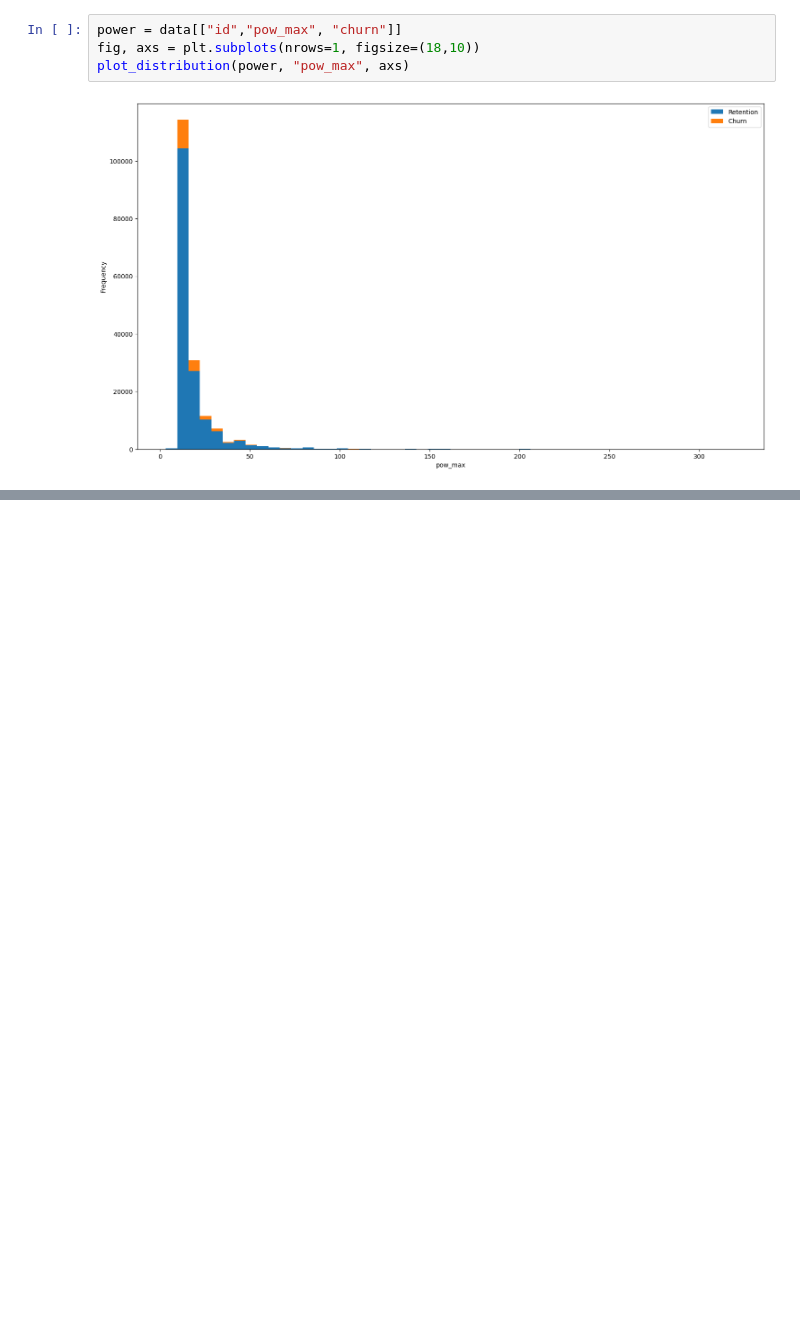
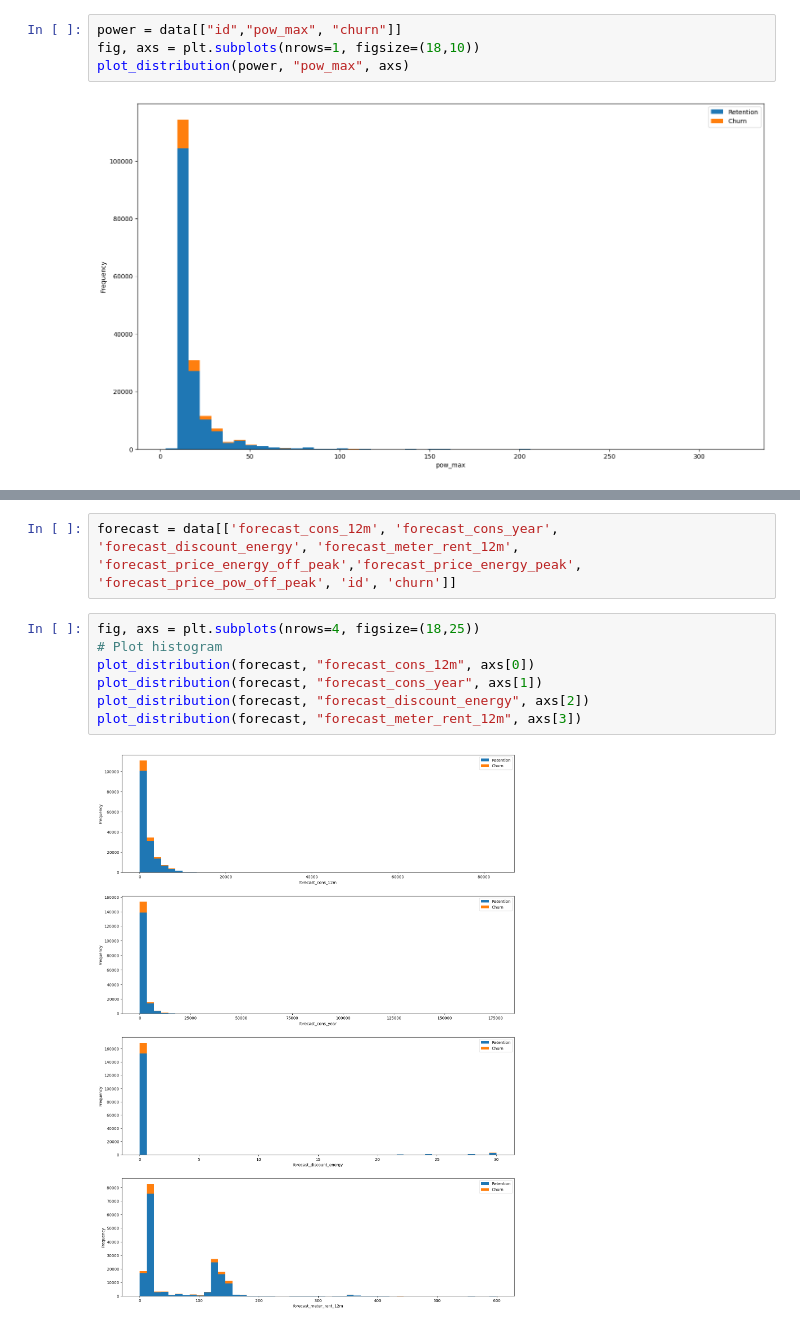
Before and after one commit to sadnyd/BCG_Churn_Insights, a Jupyter notebook: eda.ipynb, the cells around one changed output, grey strips where cells are left out. Cells and saved outputs as stored; diff of their text form; blank space fills up the shorter version.

```diff
--- a/eda.ipynb
+++ b/eda.ipynb
@@ -446,0 +487,11 @@ plot_distribution(power, "pow_max", axs)
+# %%
+forecast = data[['forecast_cons_12m', 'forecast_cons_year', 'forecast_discount_energy', 'forecast_meter_rent_12m', 'forecast_price_energy_off_peak','forecast_price_energy_peak', 'forecast_price_pow_off_peak', 'id', 'churn']]
+# %%
+fig, axs = plt.subplots(nrows=4, figsize=(18,25))
+# Plot histogram
+plot_distribution(forecast, "forecast_cons_12m", axs[0])
+plot_distribution(forecast, "forecast_cons_year", axs[1])
+plot_distribution(forecast, "forecast_discount_energy", axs[2])
+plot_distribution(forecast, "forecast_meter_rent_12m", axs[3])
+# %% [output]
+[figure, added]
```
Also changed, not shown: parts of 8 cells of this notebook.
